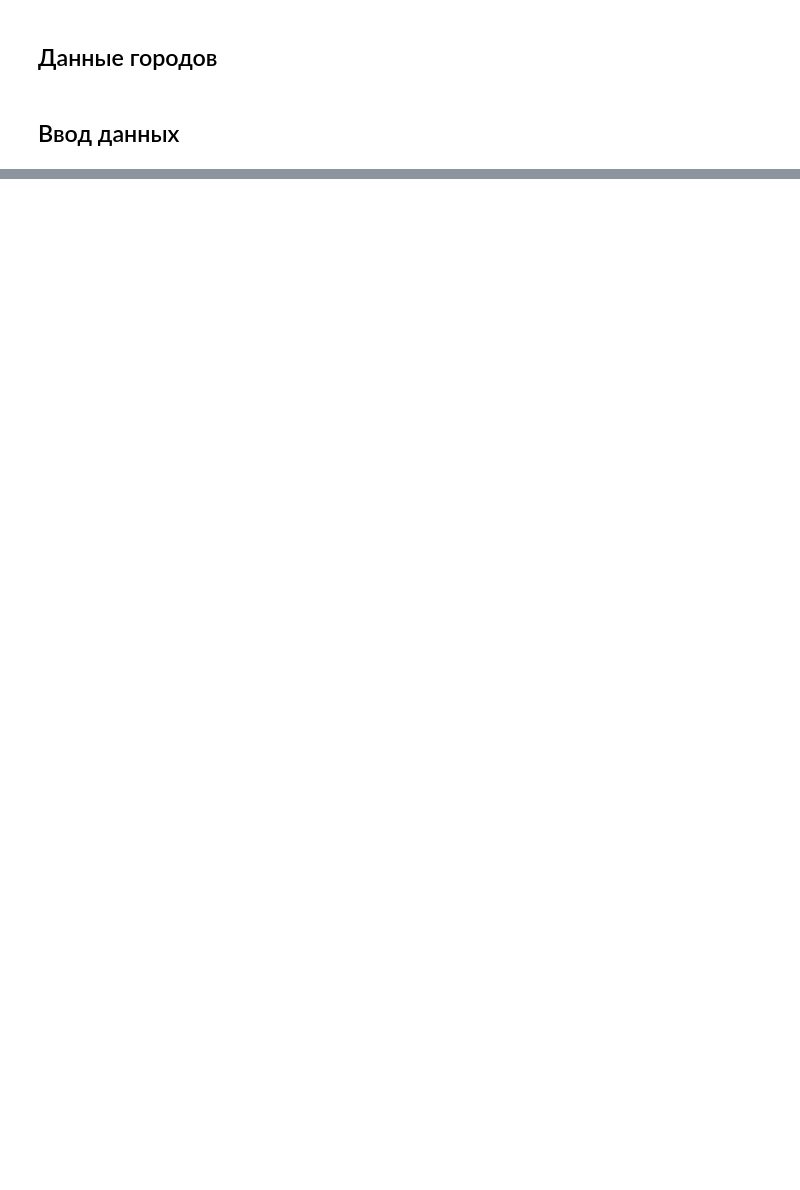
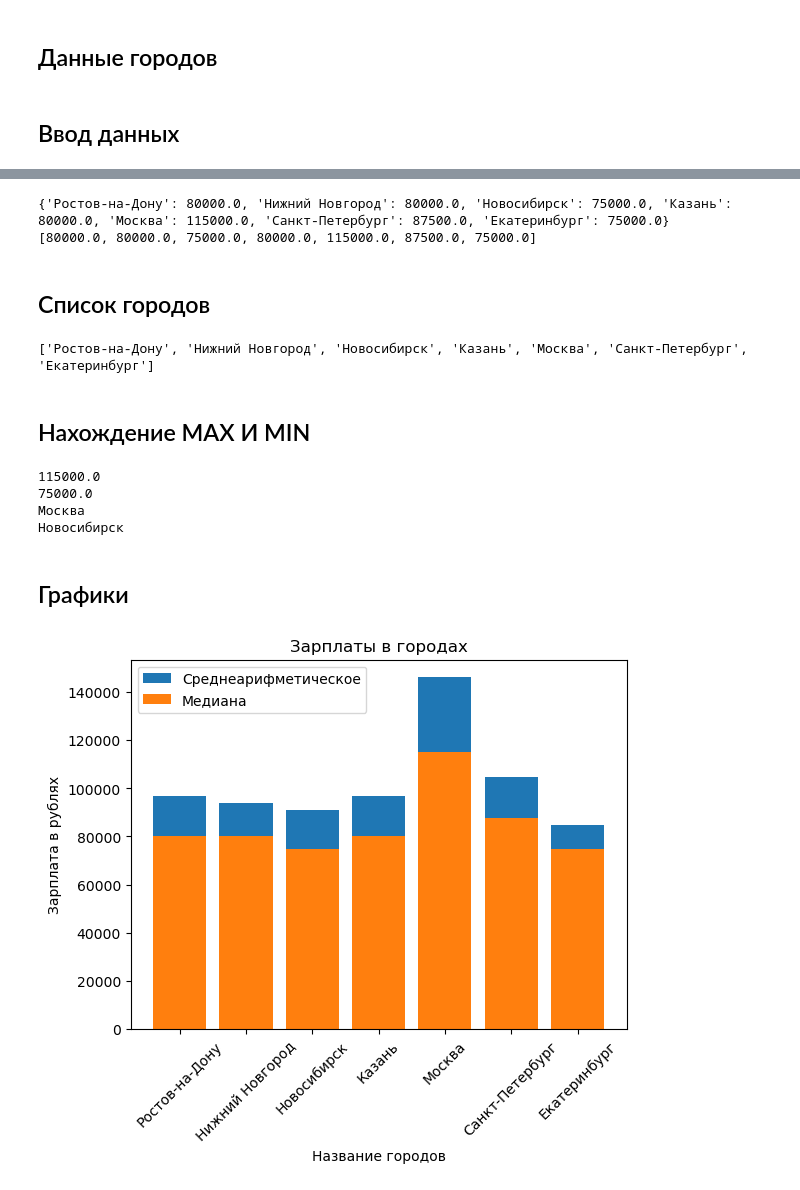
Before and after one commit to Arttech-DS/Project_1, a Jupyter notebook: Project_1.ipynb, the cells around one changed output, grey strips where cells are left out. Drawn from its saved outputs; the diff is of its cells as text; code cells hidden in the pictures; blank space fills up the shorter version.

```diff
--- a/Project_1.ipynb
+++ b/Project_1.ipynb
@@ -103,7 +112,0 @@ for i in range(len(areas)):
-# %%
-data = {'cost':[], 'city':[]}
-for i in range(len(areas)):
-    for n in range(page):
-        for j in range(accuracy):
-            data['city'].append(areas[i]['name'])
-            data['cost'].append(list_job[areas[i]['name']][j])
@@ -179,0 +115,11 @@ sns.barplot(data=saler, x="cost", y="city") #2000
+# %%
+data_average = []
+data_average_dict = {}
+for i in range(len(areas)):
+  sum = 0
+  for j in range(page*accuracy):
+    sum += list_job[areas[i]['name']][j]
+  data_average_dict[areas[i]['name']] = int(sum / (page*accuracy))
+  data_average.append(int(sum / (page*accuracy)))
+print(data_average_dict)
+print(data_average)
@@ -179,0 +131,51 @@ sns.barplot(data=saler, x="cost", y="city") #2000
+# %%
+data_median = []
+data_median_dict = {}
+for i in range(len(areas)):
+  data_median_dict[areas[i]['name']] = st.median(list_job[areas[i]['name']])
+  data_median.append(st.median(list_job[areas[i]['name']]))
+print(data_median_dict)
+print(data_median)
+# %% [output]
+{'Ростов-на-Дону': 80000.0, 'Нижний Новгород': 80000.0, 'Новосибирск': 75000.0, 'Казань': 80000.0, 'Москва': 115000.0, 'Санкт-Петербург': 87500.0, 'Екатеринбург': 75000.0}
+[80000.0, 80000.0, 75000.0, 80000.0, 115000.0, 87500.0, 75000.0]
+# %% [markdown]
+## Список городов
+# %%
+list_city = [] # Список названий городов
+for i in range(len(areas)):
+  list_city.append(areas[i]['name'])
+print(list_city)
+# %% [output]
+['Ростов-на-Дону', 'Нижний Новгород', 'Новосибирск', 'Казань', 'Москва', 'Санкт-Петербург', 'Екатеринбург']
+# %% [markdown]
+## Нахождение MAX И MIN
+# %%
+max_med = max(data_median) # Самая высокая зп
+min_med = min(data_median) # Самая низкая зп
+print(max_med)
+print(min_med)
+print(list_city[data_median.index(max_med)]) # Город с самой высокой зп
+print(list_city[data_median.index(min_med)]) # Город с самой низкой зп
+# %% [output]
+115000.0
+75000.0
+Москва
+Новосибирск
+# %% [markdown]
+## Графики
+# %%
+x = list_city
+y = data_average
+y1 = data_median
+
+plt.bar(x, y, label='Среднеарифметическое')
+plt.bar(x, y1, label='Медиана')
+plt.xlabel('Название городов')
+plt.xticks(rotation=45)
+plt.ylabel('Зарплата в рублях')
+plt.title('Зарплаты в городах')
+plt.legend()
+plt.show()
+# %% [output]
+[figure, added]
```
Also changed, not shown: parts of 25 cells of this notebook, 1 other file.
